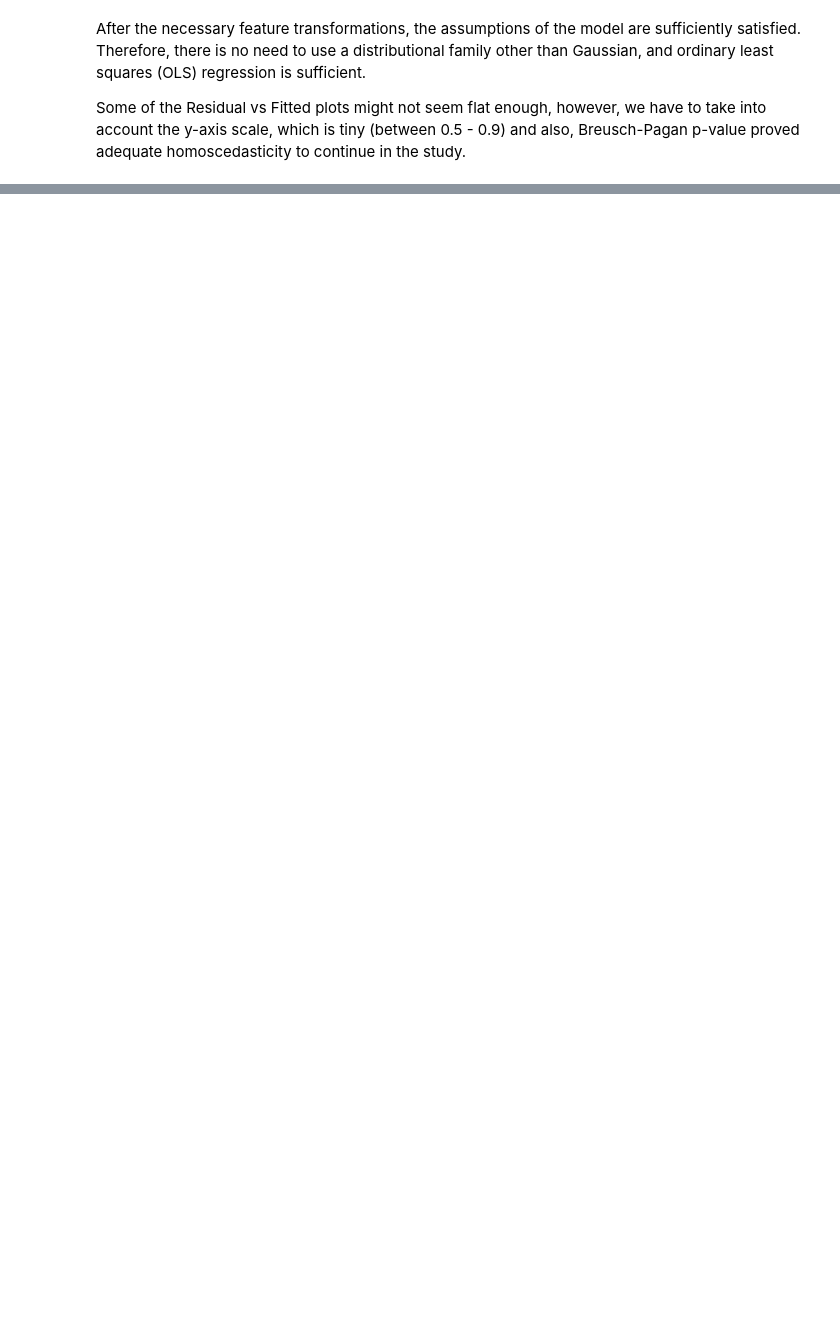
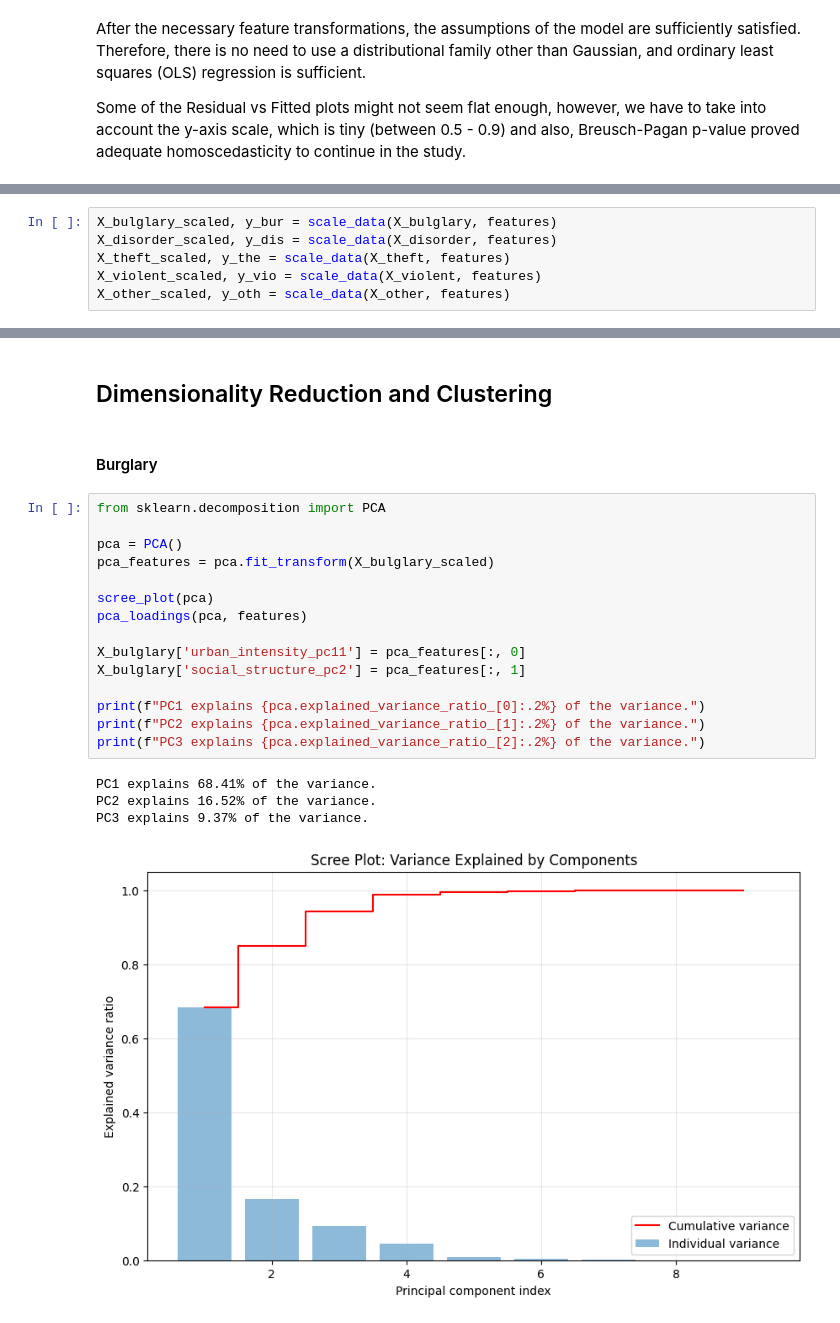
Before and after one commit to OiKek/SAN, a Jupyter notebook: src/exploratory-data-analysis.ipynb, the cells around one changed output, grey strips where cells are left out. Cells and saved outputs as stored; diff of their text form; blank space fills up the shorter version.

```diff
--- a/src/exploratory-data-analysis.ipynb
+++ b/src/exploratory-data-analysis.ipynb
@@ -932,0 +1036,6 @@ Some of the Residual vs Fitted plots might not seem flat enough, however, we hav
+# %%
+X_bulglary_scaled, y_bur = scale_data(X_bulglary, features)
+X_disorder_scaled, y_dis = scale_data(X_disorder, features)
+X_theft_scaled, y_the = scale_data(X_theft, features)
+X_violent_scaled, y_vio = scale_data(X_violent, features)
+X_other_scaled, y_oth = scale_data(X_other, features)
@@ -932,0 +1126,24 @@ Some of the Residual vs Fitted plots might not seem flat enough, however, we hav
+# %% [markdown]
+## Dimensionality Reduction and Clustering
+# %% [markdown]
+#### Burglary
+# %%
+from sklearn.decomposition import PCA
+
+pca = PCA()
+pca_features = pca.fit_transform(X_bulglary_scaled)
+
+scree_plot(pca)
+pca_loadings(pca, features)
+
+X_bulglary['urban_intensity_pc11'] = pca_features[:, 0]
+X_bulglary['social_structure_pc2'] = pca_features[:, 1]
+
+print(f"PC1 explains {pca.explained_variance_ratio_[0]:.2%} of the variance.")
+print(f"PC2 explains {pca.explained_variance_ratio_[1]:.2%} of the variance.")
+print(f"PC3 explains {pca.explained_variance_ratio_[2]:.2%} of the variance.")
+# %% [output]
+PC1 explains 68.41% of the variance.
+PC2 explains 16.52% of the variance.
+PC3 explains 9.37% of the variance.
+[figure, added]
```
Also changed, not shown: parts of 27 cells of this notebook.
